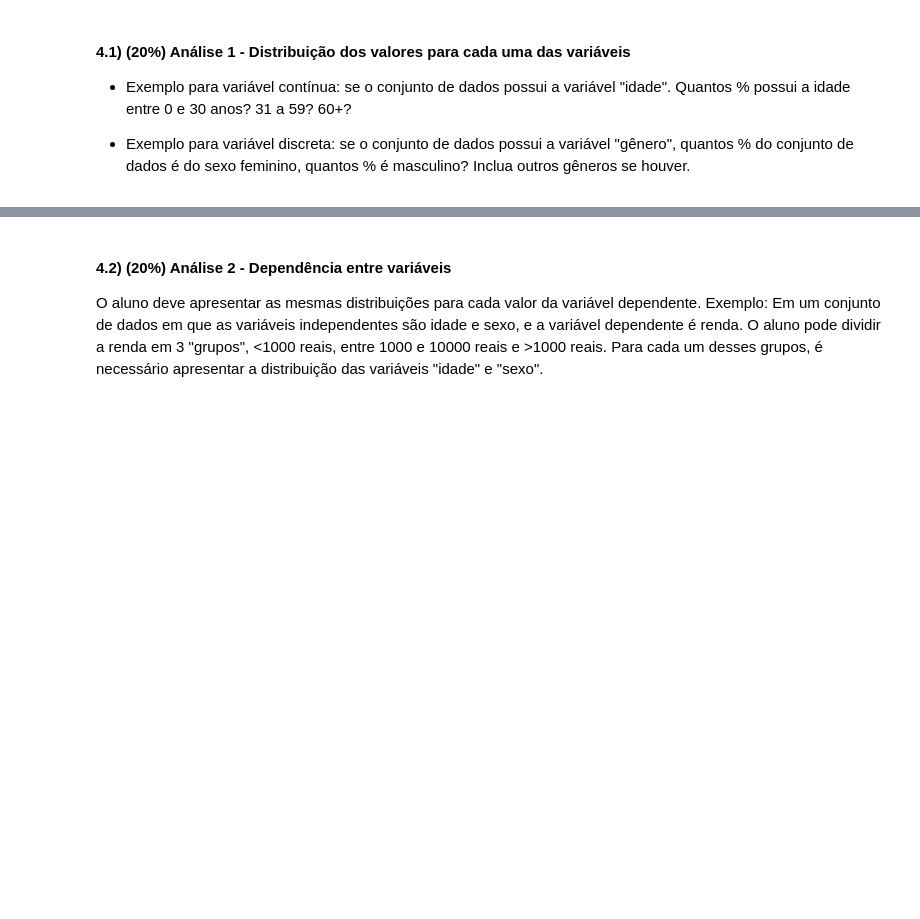
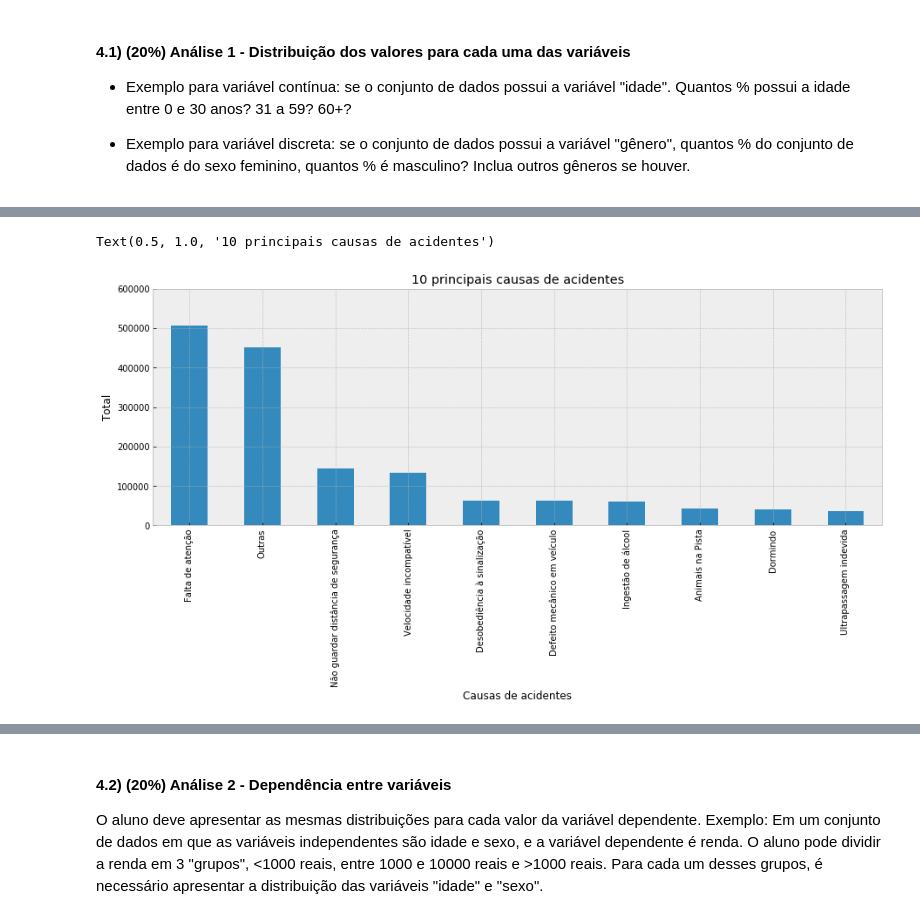
Before and after one commit to LilianeAquino/aed_projeto_1, a Jupyter notebook: template.ipynb, the cells around one changed output, grey strips where cells are left out. Drawn from its saved outputs; the diff is of its cells as text; code cells hidden in the pictures; blank space fills up the shorter version.

```diff
--- a/template.ipynb
+++ b/template.ipynb
@@ -232,0 +271,12 @@ df.head(2)
+# %%
+pd.value_counts(df_2007_2018['causa_acidente']).head(10).plot.bar()
+
+plt.rcParams['figure.figsize'] = [15, 5]
+plt.ylim(0, 600000)
+
+plt.ylabel('Total')
+plt.xlabel('Causas de acidentes')
+plt.title('10 principais causas de acidentes')
+# %% [output]
+Text(0.5, 1.0, '10 principais causas de acidentes')
+[figure, added]
```
Also changed, not shown: parts of 12 cells of this notebook.
